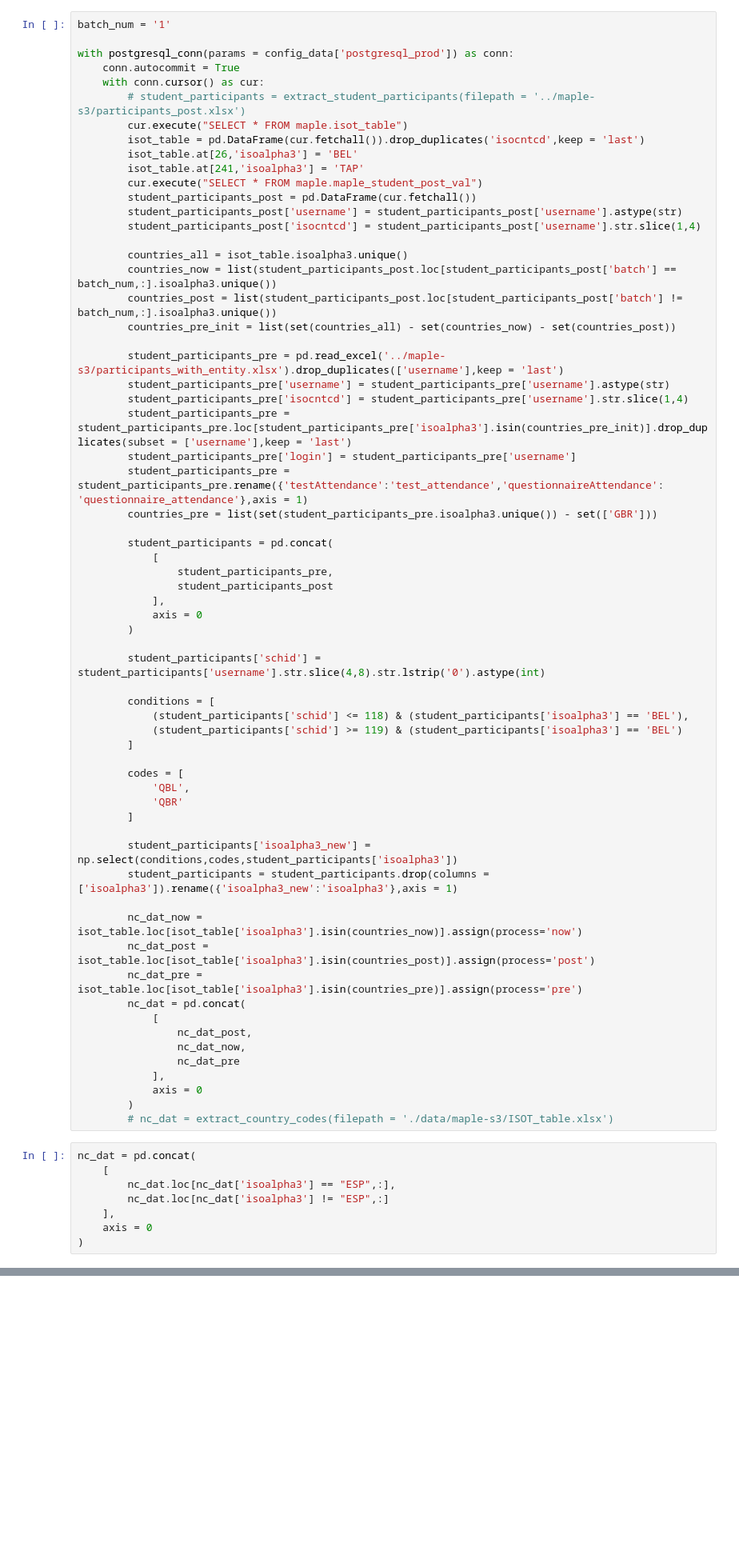
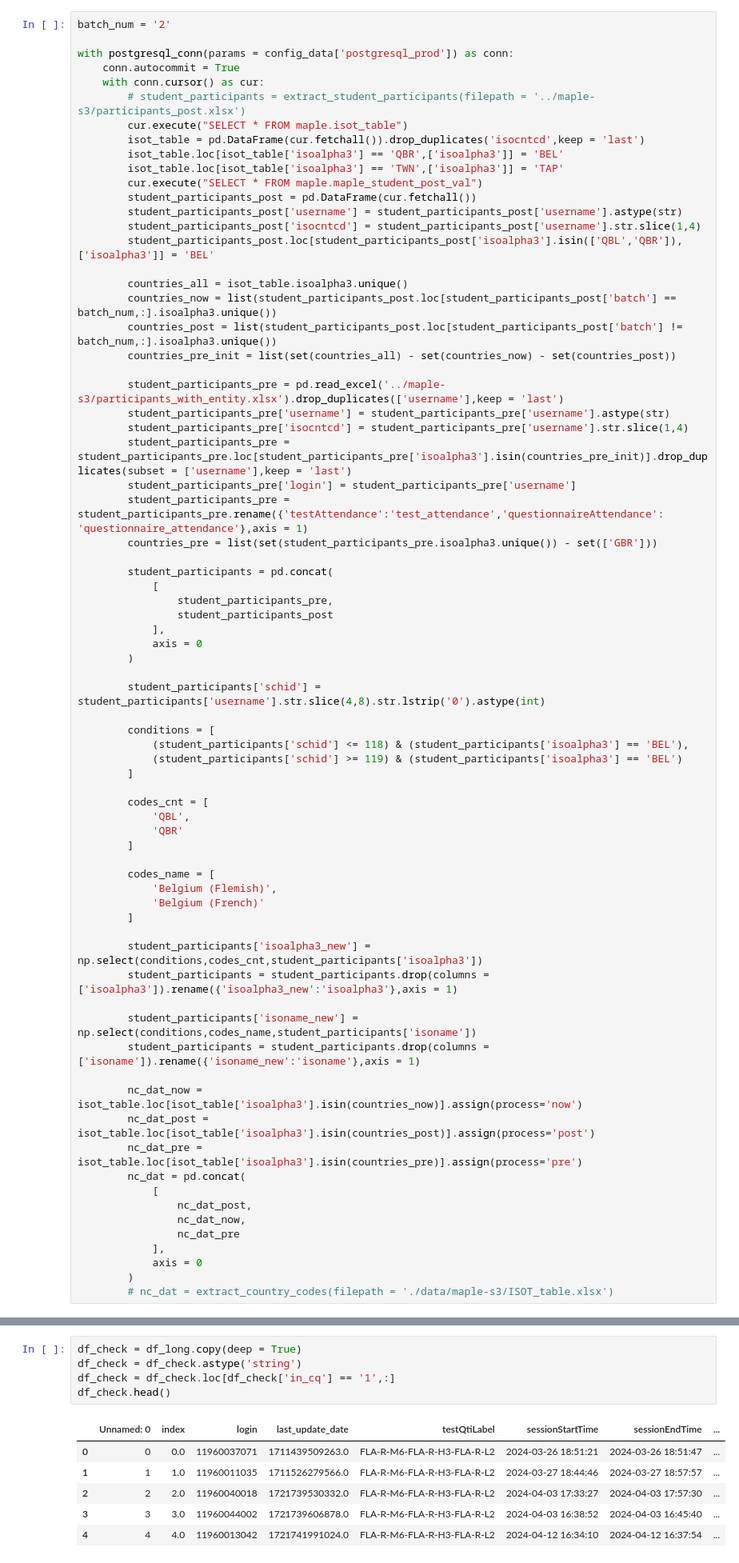
Before and after one commit to leonhead-acer/pisa2025-api-etl, a Jupyter notebook: etl.ipynb, the cells around one changed output, grey strips where cells are left out. Shown: that part at 80% size. Drawn from its saved outputs; the diff is of its cells as text; blank space fills up the shorter version.

```diff
--- a/etl.ipynb
+++ b/etl.ipynb
@@ -37,7 +63,7 @@ with redshift_connector.connect(
 from etl.extract import *
 from etl.transform import *
 # %%
-batch_num = '1'
+batch_num = '2'
 
 with postgresql_conn(params = config_data['postgresql_prod']) as conn:
     conn.autocommit = True
@@ -45,12 +71,13 @@ with postgresql_conn(params = config_data['postgresql_prod']) as conn:
         # student_participants = extract_student_participants(filepath = '../maple-s3/participants_post.xlsx')
         cur.execute("SELECT * FROM maple.isot_table")
         isot_table = pd.DataFrame(cur.fetchall()).drop_duplicates('isocntcd',keep = 'last')
-        isot_table.at[26,'isoalpha3'] = 'BEL'
-        isot_table.at[241,'isoalpha3'] = 'TAP'
+        isot_table.loc[isot_table['isoalpha3'] == 'QBR',['isoalpha3']] = 'BEL'
+        isot_table.loc[isot_table['isoalpha3'] == 'TWN',['isoalpha3']] = 'TAP'
         cur.execute("SELECT * FROM maple.maple_student_post_val")
         student_participants_post = pd.DataFrame(cur.fetchall())
         student_participants_post['username'] = student_participants_post['username'].astype(str)
         student_participants_post['isocntcd'] = student_participants_post['username'].str.slice(1,4)
+        student_participants_post.loc[student_participants_post['isoalpha3'].isin(['QBL','QBR']),['isoalpha3']] = 'BEL'
 
         countries_all = isot_table.isoalpha3.unique()
         countries_now = list(student_participants_post.loc[student_participants_post['batch'] == batch_num,:].isoalpha3.unique())
@@ -80,13 +107,21 @@ with postgresql_conn(params = config_data['postgresql_prod']) as conn:
             (student_participants['schid'] >= 119) & (student_participants['isoalpha3'] == 'BEL')
         ]
 
-        codes = [
+        codes_cnt = [
             'QBL',
             'QBR'
         ]
 
-        student_participants['isoalpha3_new'] = np.select(conditions,codes,student_participants['isoalpha3'])
+        codes_name = [
+            'Belgium (Flemish)',
+            'Belgium (French)'
+        ]
+
+        student_participants['isoalpha3_new'] = np.select(conditions,codes_cnt,student_participants['isoalpha3'])
         student_participants = student_participants.drop(columns = ['isoalpha3']).rename({'isoalpha3_new':'isoalpha3'},axis = 1)
+
+        student_participants['isoname_new'] = np.select(conditions,codes_name,student_participants['isoname'])
+        student_participants = student_participants.drop(columns = ['isoname']).rename({'isoname_new':'isoname'},axis = 1)
 
         nc_dat_now = isot_table.loc[isot_table['isoalpha3'].isin(countries_now)].assign(process='now')
         nc_dat_post = isot_table.loc[isot_table['isoalpha3'].isin(countries_post)].assign(process='post')
@@ -100,11 +135,3 @@ with postgresql_conn(params = config_data['postgresql_prod']) as conn:
             axis = 0
         )
         # nc_dat = extract_country_codes(filepath = './data/maple-s3/ISOT_table.xlsx')
-# %%
-nc_dat = pd.concat(
-    [
-        nc_dat.loc[nc_dat['isoalpha3'] == "ESP",:],
-        nc_dat.loc[nc_dat['isoalpha3'] != "ESP",:]
-    ],
-    axis = 0
-)
@@ -219,0 +404,12 @@ df_check.head()
+# %%
+df_check = df_long.copy(deep = True)
+df_check = df_check.astype('string')
+df_check = df_check.loc[df_check['in_cq'] == '1',:]
+df_check.head()
+# %% [output]
+|  | Unnamed: 0 | index | login | last_update_date | testQtiLabel | sessionStartTime | sessionEndTime | ... |
+| 0 | 0 | 0.0 | 11960037071 | 1711439509263.0 | FLA-R-M6-FLA-R-H3-FLA-R-L2 | 2024-03-26 18:51:21 | 2024-03-26 18:51:47 | ... |
+| 1 | 1 | 1.0 | 11960011035 | 1711526279566.0 | FLA-R-M6-FLA-R-H3-FLA-R-L2 | 2024-03-27 18:44:46 | 2024-03-27 18:57:57 | ... |
+| 2 | 2 | 2.0 | 11960040018 | 1721739530332.0 | FLA-R-M6-FLA-R-H3-FLA-R-L2 | 2024-04-03 17:33:27 | 2024-04-03 17:57:30 | ... |
+| 3 | 3 | 3.0 | 11960044002 | 1721739606878.0 | FLA-R-M6-FLA-R-H3-FLA-R-L2 | 2024-04-03 16:38:52 | 2024-04-03 16:45:40 | ... |
+| 4 | 4 | 4.0 | 11960013042 | 1721741991024.0 | FLA-R-M6-FLA-R-H3-FLA-R-L2 | 2024-04-12 16:34:10 | 2024-04-12 16:37:54 | ... |
```
Also changed, not shown: parts of 19 cells of this notebook, 2 other files.
